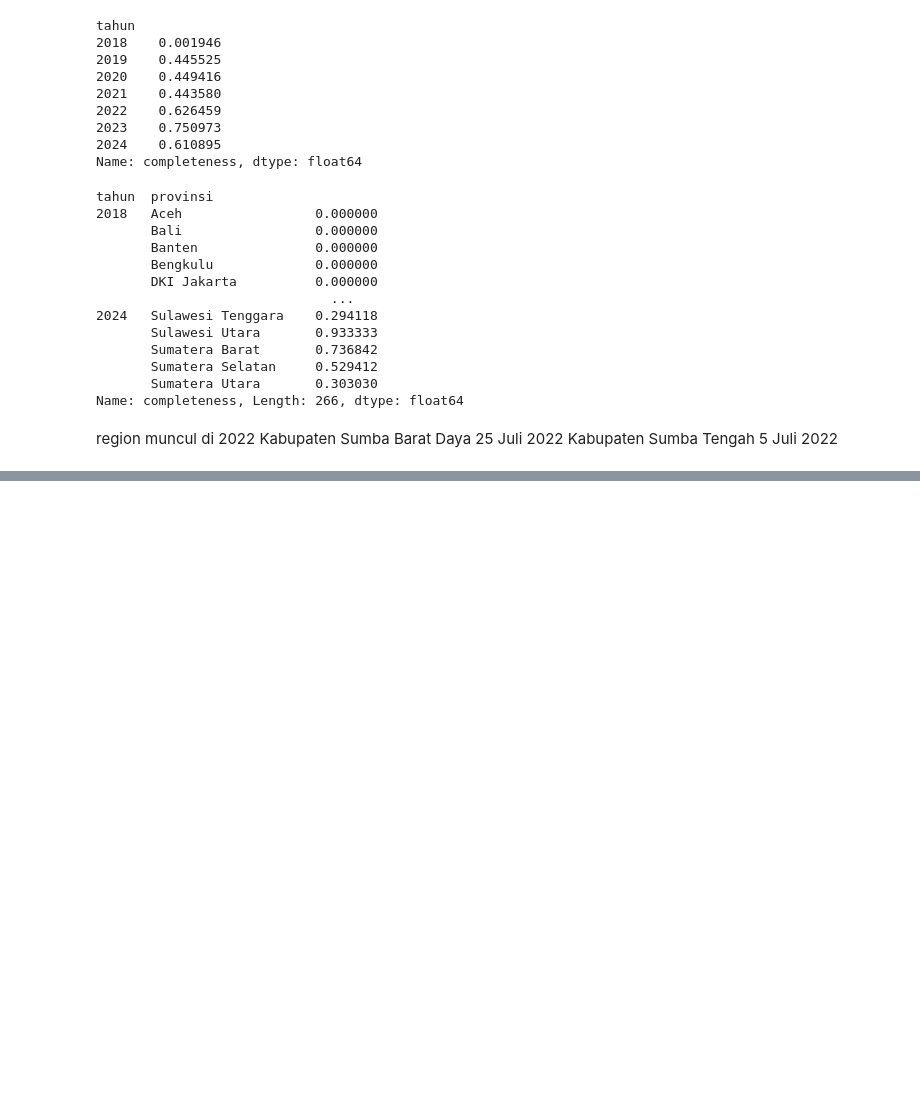
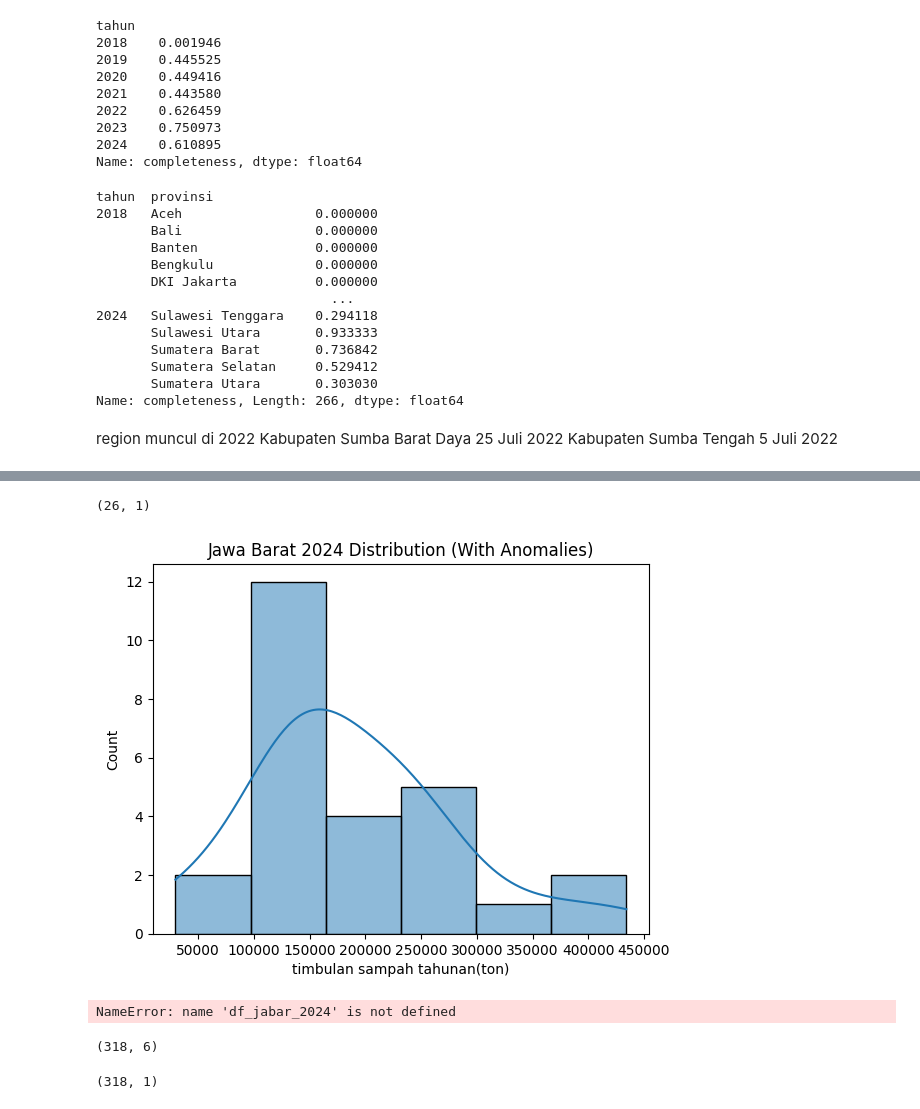
Before and after one commit to muhrisman/met-pipeline-24, a Jupyter notebook: notebooks/explore_completeness.ipynb, the cells around one changed output, grey strips where cells are left out. Saved outputs shown, nothing was run; the diff lists cells and outputs as text; code cells hidden in the pictures; blank space fills up the shorter version.

```diff
--- a/notebooks/explore_completeness.ipynb
+++ b/notebooks/explore_completeness.ipynb
@@ -85,0 +220,56 @@ Kabupaten Sumba Tengah	5 Juli 2022
+# %%
+df_2024 = df[df["tahun"] == 2024].copy()
+# %%
+df_jateng_2024 = df_2024[df_2024["provinsi"] == "Jawa Tengah"].copy()
+# %%
+col = "timbulan sampah tahunan(ton)"
+
+X = df_jateng_2024[[col]].dropna()
+
+X.shape
+# %% [output]
+(26, 1)
+# %%
+from sklearn.ensemble import IsolationForest
+
+iso = IsolationForest(
+    contamination=0.05,
+    random_state=42
+)
+
+iso.fit(X)
+
+df_jateng_2024.loc[X.index, "anomaly_flag"] = iso.predict(X)
+# %%
+import matplotlib.pyplot as plt
+import seaborn as sns
+
+plt.figure()
+sns.histplot(df_jateng_2024[col], kde=True)
+plt.title("Jawa Barat 2024 Distribution (With Anomalies)")
+plt.show()
+# %% [output]
+[figure, added]
+# %%
+normal_data = df_jateng_2024[df_jabar_2024["anomaly_flag"] == 1][col]
+
+plt.figure()
+sns.histplot(normal_data, kde=True)
+plt.title("Jawa Barat 2024 Distribution (Without Anomalies)")
+plt.show()
+# %% [output]
+NameError: name 'df_jabar_2024' is not defined
+# %%
+df_2024 = df[df["tahun"] == 2024].copy()
+
+df_2024.shape
+# %% [output]
+(318, 6)
+# %%
+col = "timbulan sampah tahunan(ton)"
+
+X = df_2024[[col]].dropna()
+
+X.shape
+# %% [output]
+(318, 1)
```
Also changed, not shown: parts of 17 cells of this notebook.
